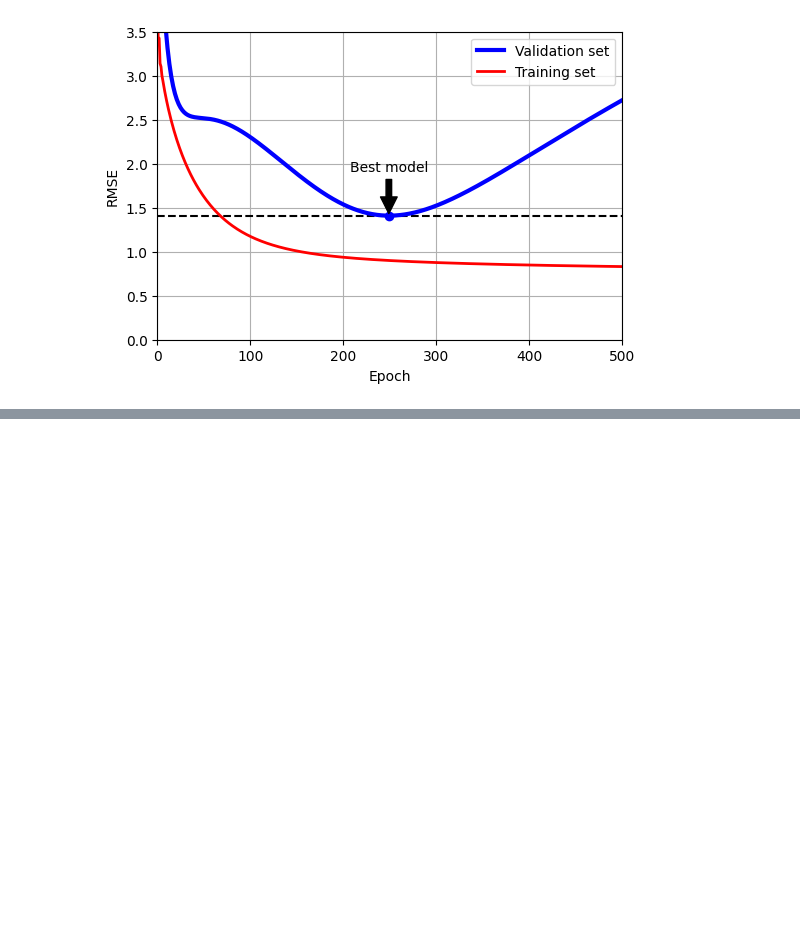
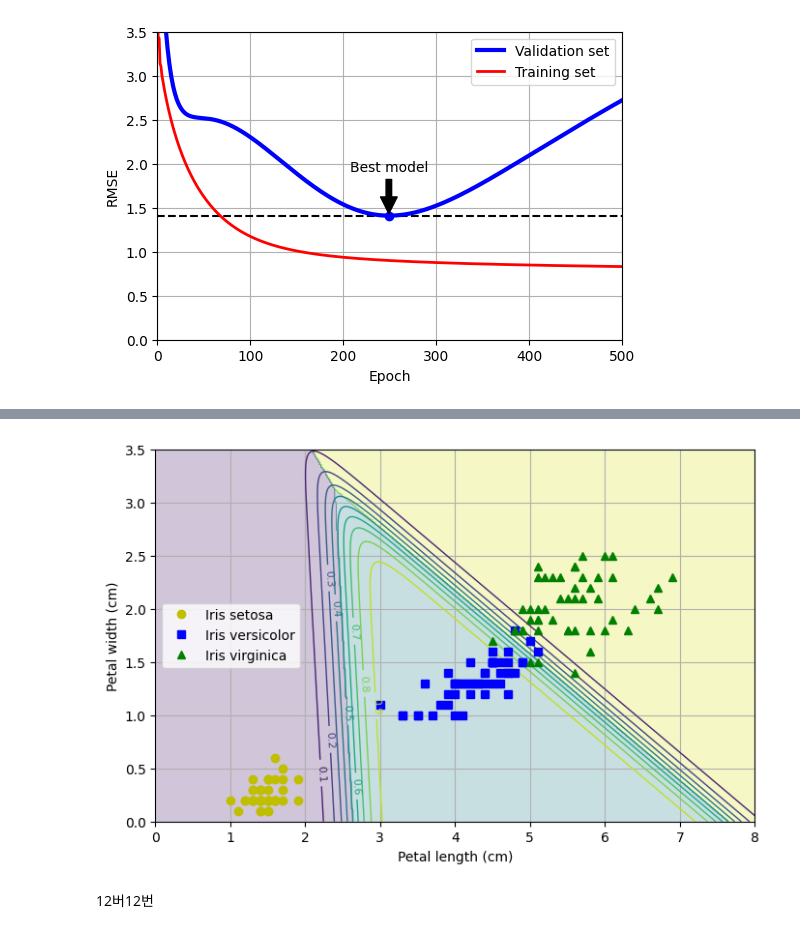
Before and after one commit to seeuni0320/AI-ML, a Jupyter notebook: Week6.ipynb, the cells around one changed output, grey strips where cells are left out. Saved outputs shown, nothing was run; the diff lists cells and outputs as text; code cells hidden in the pictures; blank space fills up the shorter version.

```diff
--- a/Week6.ipynb
+++ b/Week6.ipynb
@@ -439,0 +542,25 @@ plt.show()
+# %%
+x0, x1 = np.meshgrid(
+    np.linspace(0, 8, 400),
+    np.linspace(0, 3.5, 400),
+)
+X_new = np.c_[x0.ravel(), x1.ravel()]
+y_predict = softmax_reg.predict(X_new).reshape(x0.shape)
+y_proba = softmax_reg.predict_proba(X_new)
+
+plt.figure(figsize=(8, 5))
+plt.contourf(x0, x1, y_predict, alpha=0.25)
+contour = plt.contour(x0, x1, y_proba[:, 1].reshape(x0.shape), levels=10, linewidths=1)
+plt.clabel(contour, inline=True, fontsize=8)
+plt.plot(X[y == 0, 0], X[y == 0, 1], "yo", label="Iris setosa")
+plt.plot(X[y == 1, 0], X[y == 1, 1], "bs", label="Iris versicolor")
+plt.plot(X[y == 2, 0], X[y == 2, 1], "g^", label="Iris virginica")
+plt.xlabel("Petal length (cm)")
+plt.ylabel("Petal width (cm)")
+plt.legend(loc="center left")
+plt.grid()
+plt.show()
+# %% [output]
+[figure, added]
+# %% [markdown]
+12버12번
```
Also changed, not shown: parts of 24 cells of this notebook.
